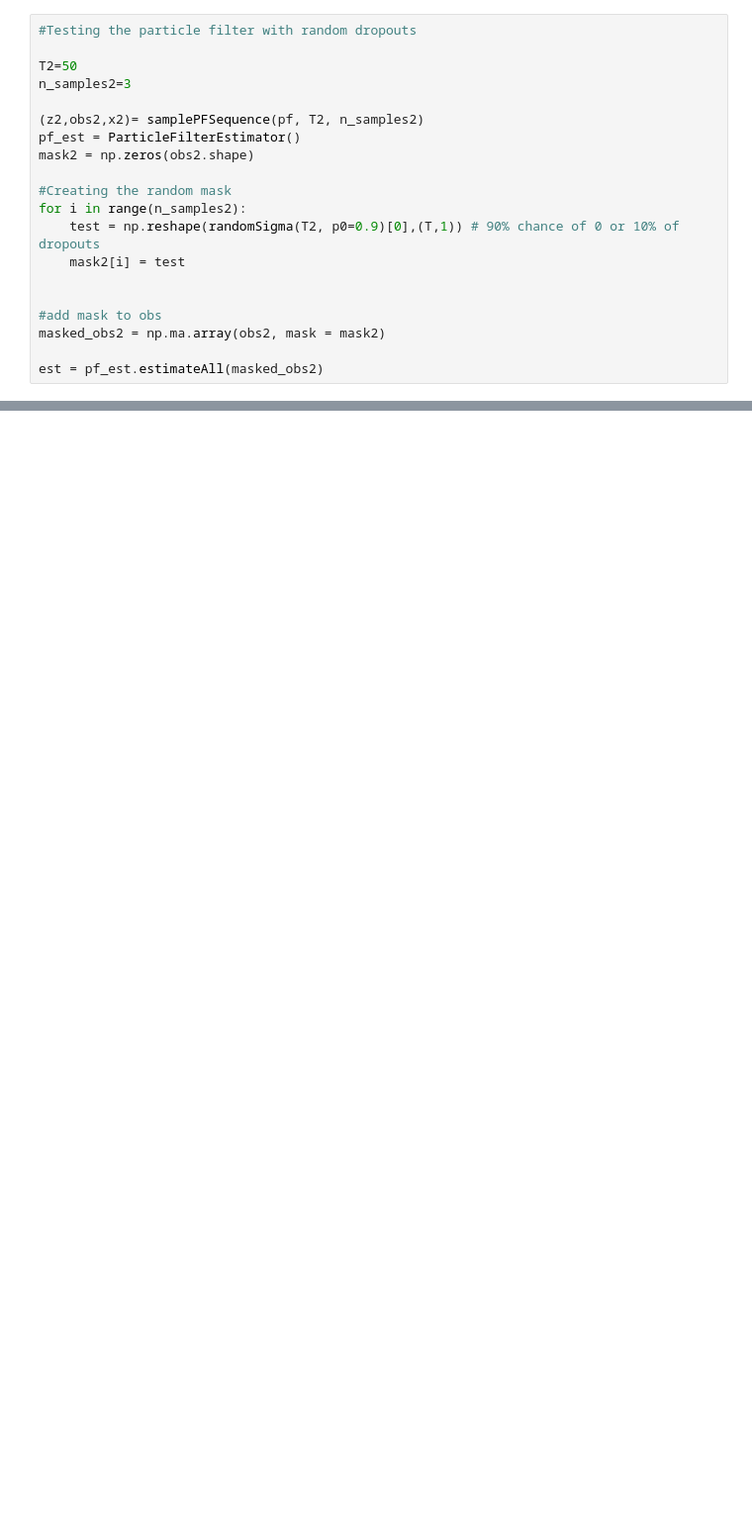
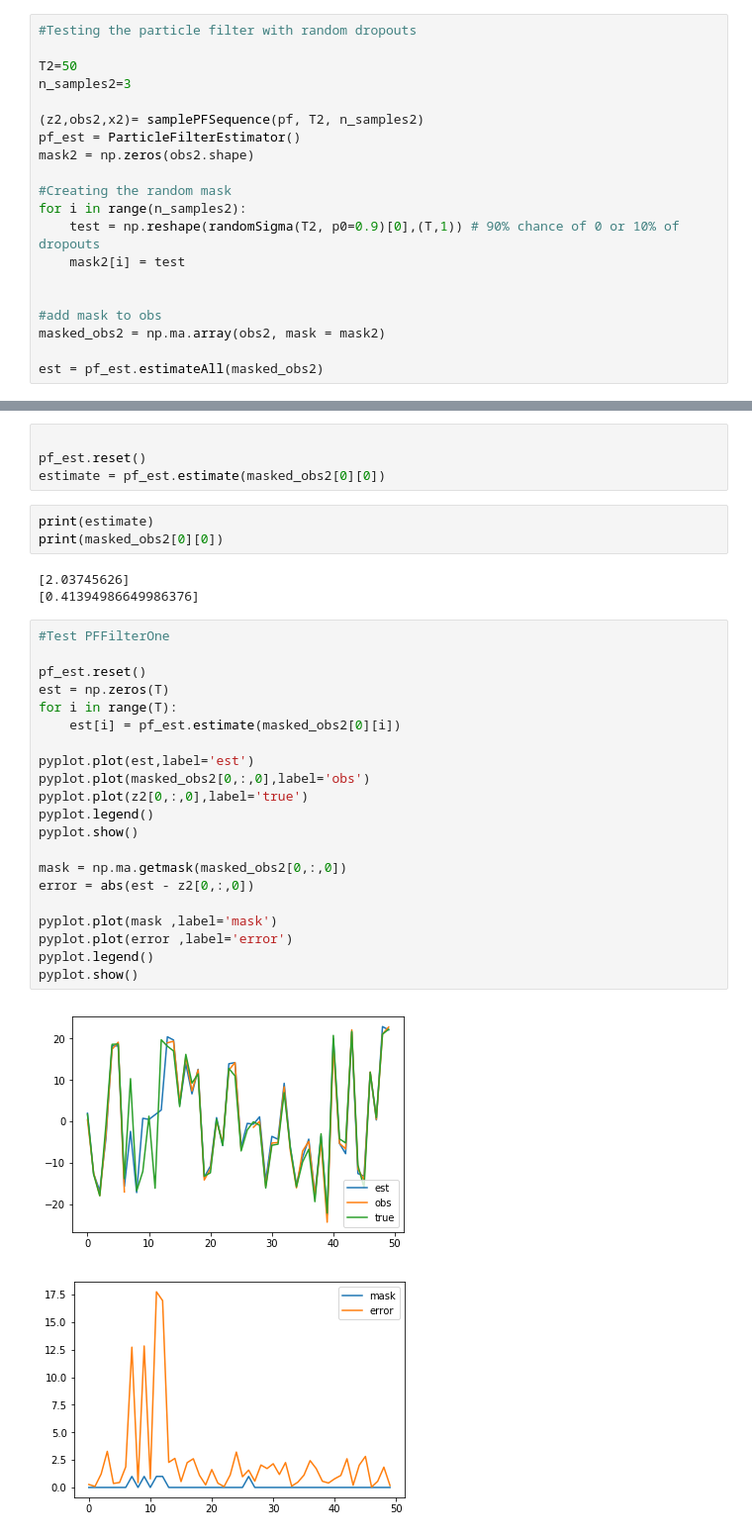
Before and after one commit to aaspeel/optiMeasRL, a Jupyter notebook: PF_example.ipynb, the cells around one changed output, grey strips where cells are left out. Shown at 99% size. Cells and saved outputs as stored; diff of their text form; blank space fills up the shorter version.

Commit message:
fixed PFFilterOne

```diff
--- a/PF_example.ipynb
+++ b/PF_example.ipynb
@@ -138,0 +139,34 @@ for i in range(n_samples2):
+# %%
+
+pf_est.reset()
+estimate = pf_est.estimate(masked_obs2[0][0])
+# %%
+print(estimate)
+print(masked_obs2[0][0])
+# %% [output]
+[2.03745626]
+[0.41394986649986376]
+# %%
+#Test PFFilterOne
+
+pf_est.reset()
+est = np.zeros(T)
+for i in range(T):
+    est[i] = pf_est.estimate(masked_obs2[0][i])
+
+pyplot.plot(est,label='est')
+pyplot.plot(masked_obs2[0,:,0],label='obs')
+pyplot.plot(z2[0,:,0],label='true')
+pyplot.legend()
+pyplot.show()
+
+mask = np.ma.getmask(masked_obs2[0,:,0])
+error = abs(est - z2[0,:,0])
+
+pyplot.plot(mask ,label='mask')
+pyplot.plot(error ,label='error')
+pyplot.legend()
+pyplot.show()
+# %% [output]
+[figure, added]
+[figure, added]
```
Also changed, not shown: parts of 4 cells of this notebook, 4 other files.
